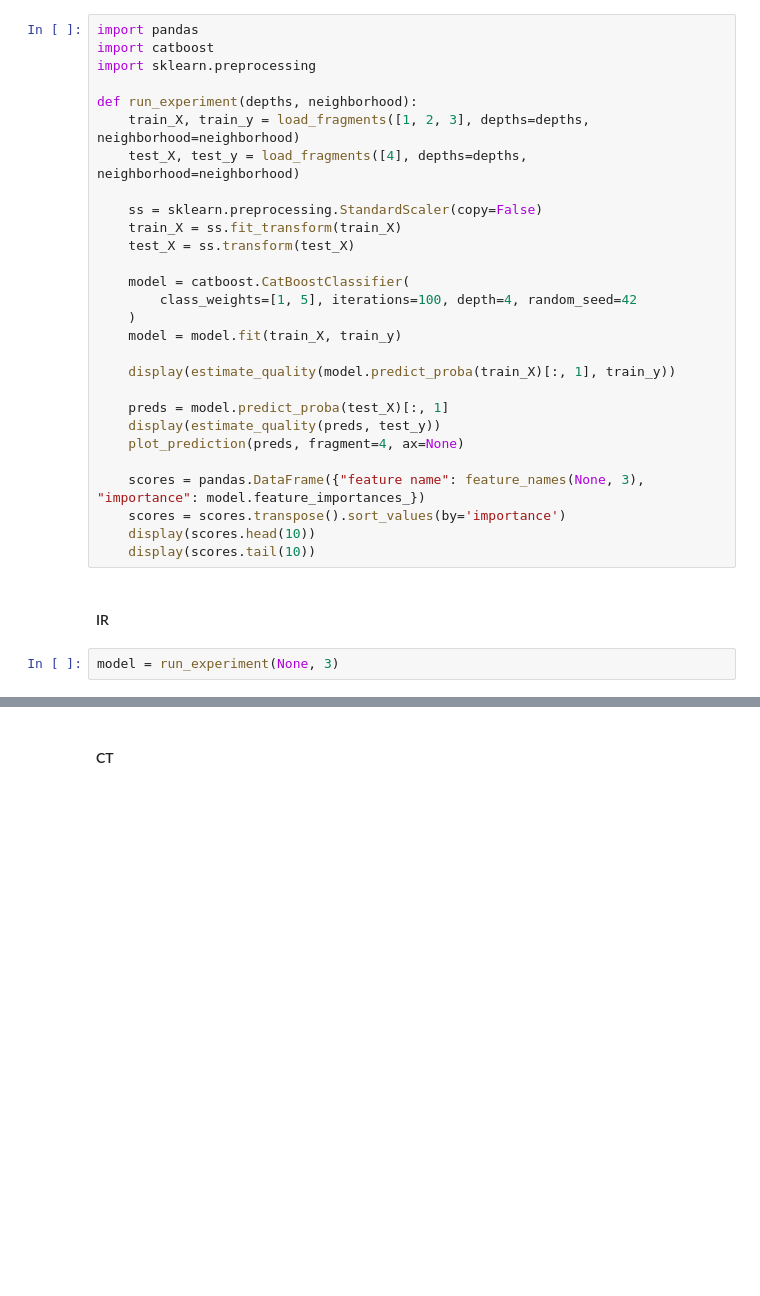
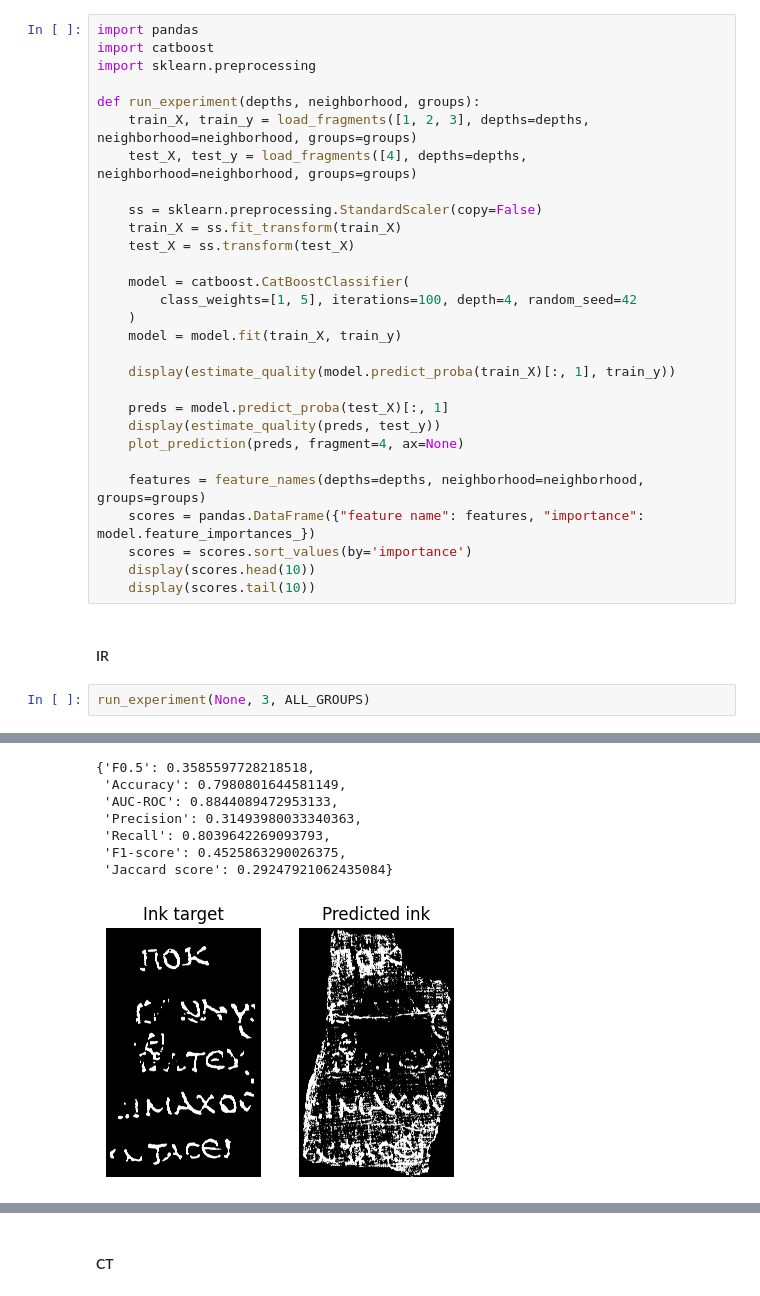
Before and after one commit to TTPO100AJIEX/MLDM-Project, a Jupyter notebook: 03_FeatureEngineering.ipynb, the cells around one changed output, grey strips where cells are left out. Cells and saved outputs as stored; diff of their text form; blank space fills up the shorter version.

```diff
--- a/03_FeatureEngineering.ipynb
+++ b/03_FeatureEngineering.ipynb
@@ -103,9 +176,9 @@ import pandas
 import catboost
 import sklearn.preprocessing
 
-def run_experiment(depths, neighborhood):
-    train_X, train_y = load_fragments([1, 2, 3], depths=depths, neighborhood=neighborhood)
-    test_X, test_y = load_fragments([4], depths=depths, neighborhood=neighborhood)
+def run_experiment(depths, neighborhood, groups):
+    train_X, train_y = load_fragments([1, 2, 3], depths=depths, neighborhood=neighborhood, groups=groups)
+    test_X, test_y = load_fragments([4], depths=depths, neighborhood=neighborhood, groups=groups)
 
     ss = sklearn.preprocessing.StandardScaler(copy=False)
     train_X = ss.fit_transform(train_X)
@@ -122,11 +195,13 @@ def run_experiment(depths, neighborhood):
     display(estimate_quality(preds, test_y))
     plot_prediction(preds, fragment=4, ax=None)
 
-    scores = pandas.DataFrame({"feature name": feature_names(None, 3), "importance": model.feature_importances_})
-    scores = scores.transpose().sort_values(by='importance')
+    features = feature_names(depths=depths, neighborhood=neighborhood, groups=groups)
+    scores = pandas.DataFrame({"feature name": features, "importance": model.feature_importances_})
+    scores = scores.sort_values(by='importance')
     display(scores.head(10))
     display(scores.tail(10))
 # %% [markdown]
 #### IR
 # %%
-model = run_experiment(None, 3)
+run_experiment(None, 3, ALL_GROUPS)
+# %% [output]
@@ -132,0 +232,8 @@ model = run_experiment(None, 3)
+{'F0.5': 0.3585597728218518,
+ 'Accuracy': 0.7980801644581149,
+ 'AUC-ROC': 0.8844089472953133,
+ 'Precision': 0.31493980033340363,
+ 'Recall': 0.8039642269093793,
+ 'F1-score': 0.4525863290026375,
+ 'Jaccard score': 0.29247921062435084}
+[figure, added]
```
Also changed, not shown: parts of 19 cells of this notebook, 1 other file.
